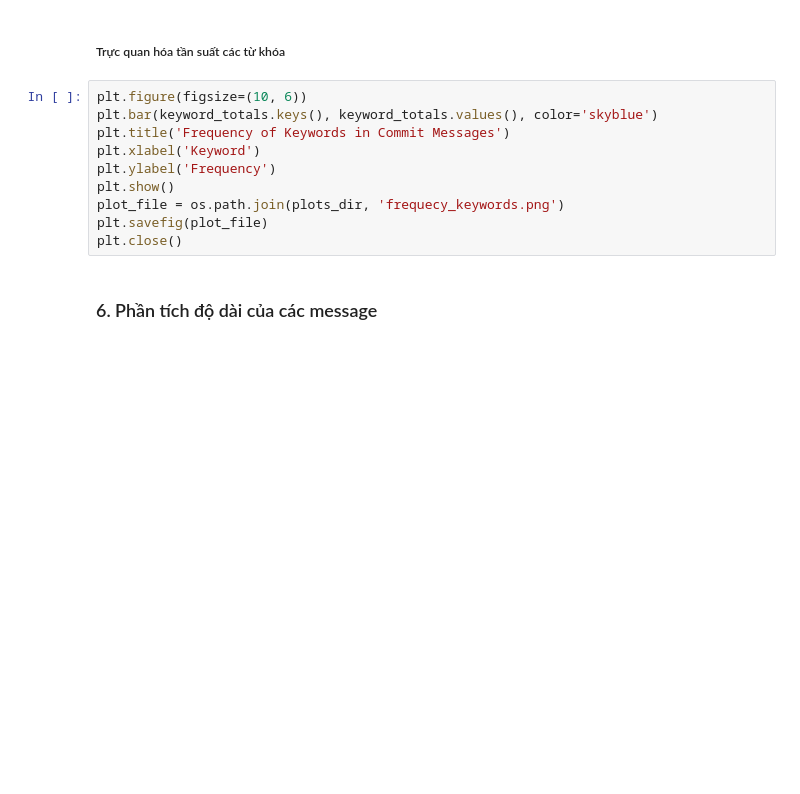
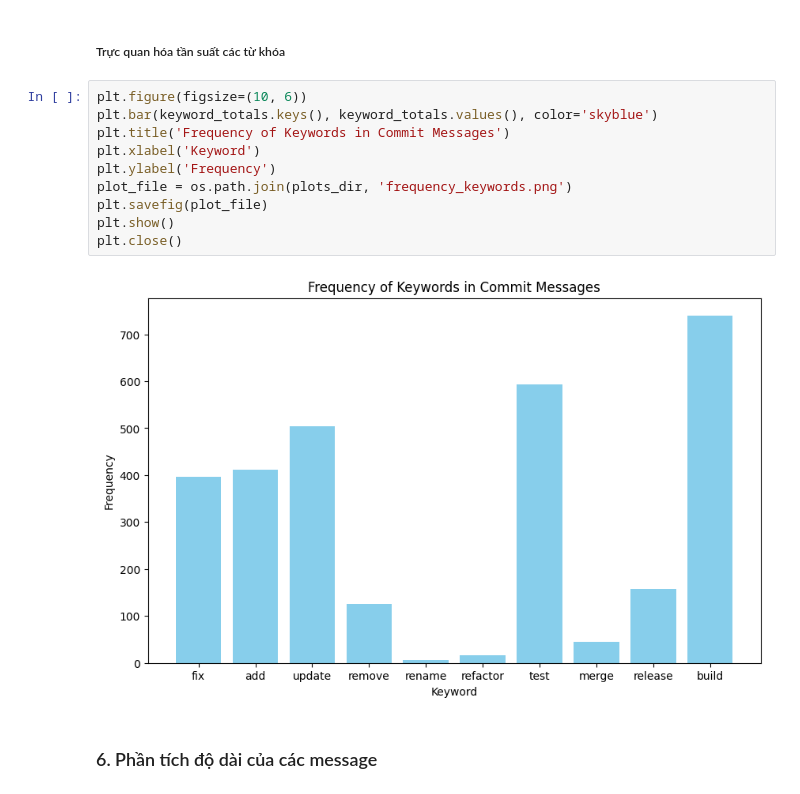
Before and after one commit to ngwkhai/Commitment-analysis, a Jupyter notebook: notebooks/commit_analysi.ipynb, the cells around one changed output. Drawn from its saved outputs; the diff is of its cells as text; blank space fills up the shorter version.

```diff
--- a/notebooks/commit_analysi.ipynb
+++ b/notebooks/commit_analysi.ipynb
@@ -230,13 +367,15 @@ for counts in df_2023['keyword_counts']:
 # %%
 plt.figure(figsize=(10, 6))
 plt.bar(keyword_totals.keys(), keyword_totals.values(), color='skyblue')
 plt.title('Frequency of Keywords in Commit Messages')
 plt.xlabel('Keyword')
 plt.ylabel('Frequency')
+plot_file = os.path.join(plots_dir, 'frequency_keywords.png')
+plt.savefig(plot_file)
 plt.show()
-plot_file = os.path.join(plots_dir, 'frequecy_keywords.png')
-plt.savefig(plot_file)
 plt.close()
+# %% [output]
+[figure, added]
 # %% [markdown]
 ### 6. Phần tích độ dài của các message
 # %% [markdown]
```
Also changed, not shown: parts of 17 cells of this notebook, 9 other files.
